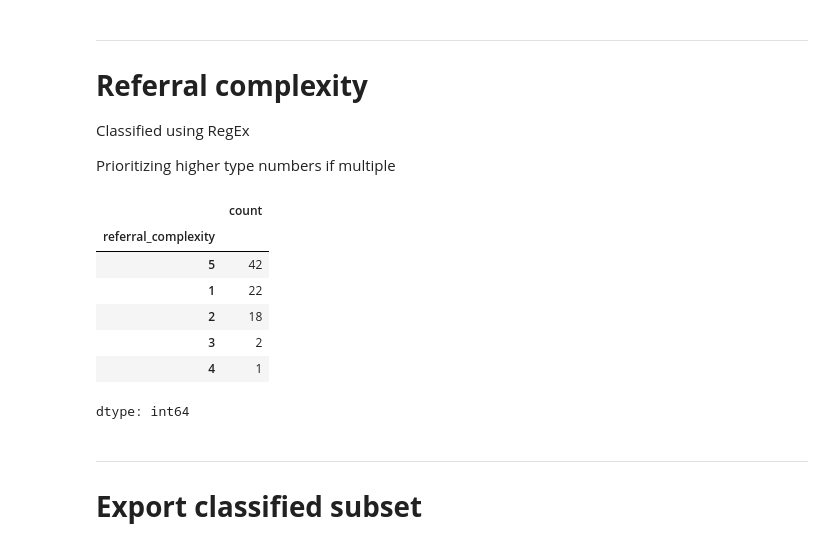
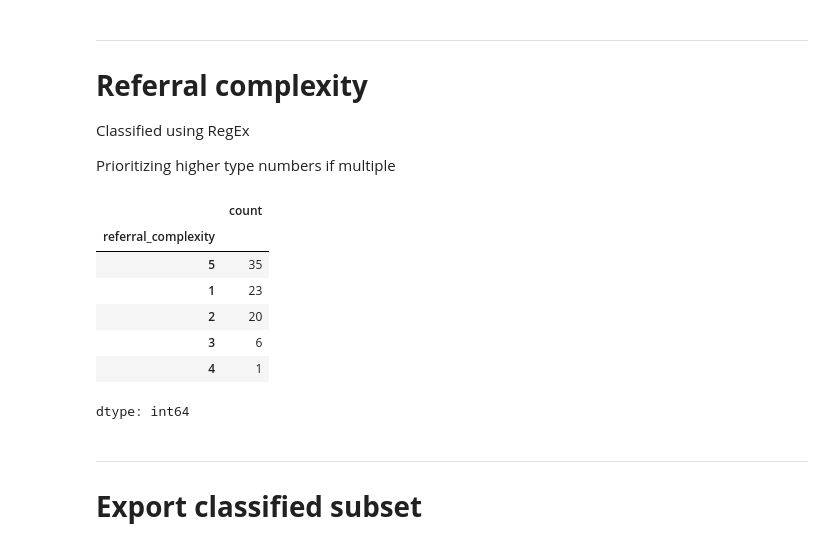
Before and after one commit to BowieSteutel/acc-nlp-firecodes, a Jupyter notebook: 1B_Regulation_Classification.ipynb, the cells around one changed output. Cells and saved outputs as stored; diff of their text form; code cells hidden in the pictures.

```diff
--- a/1B_Regulation_Classification.ipynb
+++ b/1B_Regulation_Classification.ipynb
@@ -269,32 +269,32 @@ Prioritizing higher type numbers if multiple
 # %%
 # classify referral complexity type, prioritizing higher type numbers if multiple
 reftype = []
 for reg in df_subset['text_translated']:
     if re.search(f"\\b{dict_hier_elements['figure']['re_translated']}\\b", reg, re.IGNORECASE):
         reftype.append(6) # R6
-    elif re.search("(NEN|NTA|NPR|NVN|ISO|IEC)", reg, re.IGNORECASE):
+    elif re.search("\\b(NEN|NTA|NPR|NVN|ISO|IEC|NEN-EN) ", reg):
         reftype.append(5) # R5
     elif re.search("(\\b{}\\b)".format("\\b|\\b".join(x.get('re_translated') for x in [dict_hier_elements['table'], dict_hier_elements['appendix']])), reg, re.IGNORECASE):
         reftype.append(4) # R4
     elif re.search("(\\b{}\\b)".format("\\b|\\b".join(x.get('re_translated') for x in [dict_hier_elements['chapter'], dict_hier_elements['section'], dict_hier_elements['paragraph'], dict_hier_elements['article']])), reg, re.IGNORECASE):
         reftype.append(3) # R3
     elif re.search(f"\\b{dict_hier_elements['sub-article']['re_translated']}\\b", reg, re.IGNORECASE):
         reftype.append(2) # R3
     else:
         reftype.append(1) # R3
 
 # Add classifications to dataframe
 df_subset['referral_complexity'] = reftype
 
 # Check classification frequencies
 df_subset['referral_complexity'].value_counts()
 # %% [output]
 |  | count |
 | referral_complexity |  |
-| 5 | 42 |
-| 1 | 22 |
-| 2 | 18 |
-| 3 | 2 |
+| 5 | 35 |
+| 1 | 23 |
+| 2 | 20 |
+| 3 | 6 |
 | 4 | 1 |
 dtype: int64
 # %% [markdown]
```
Also changed, not shown: parts of 2 cells of this notebook.
